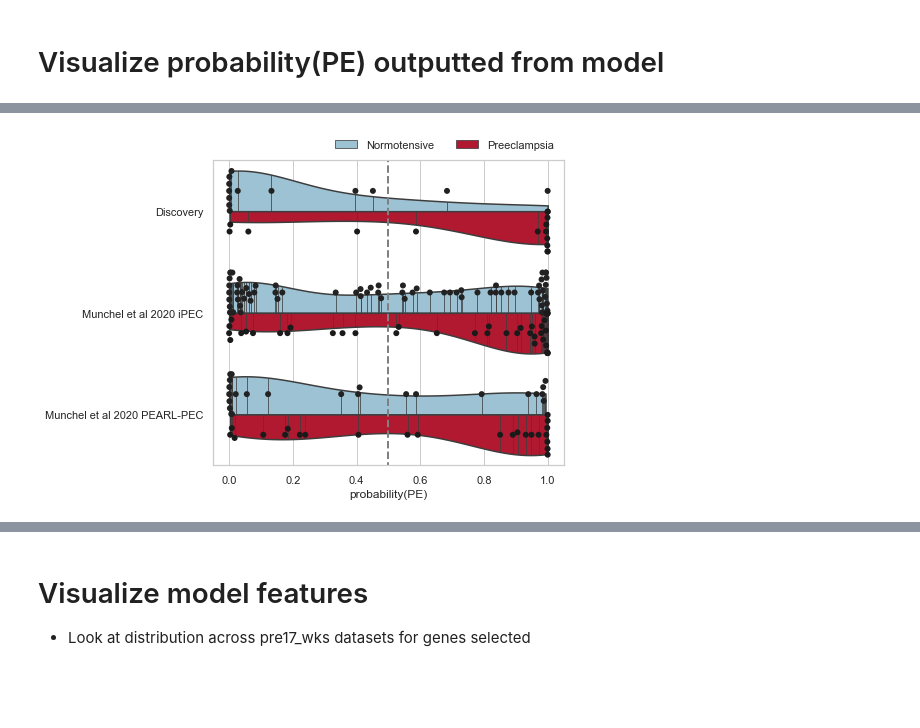
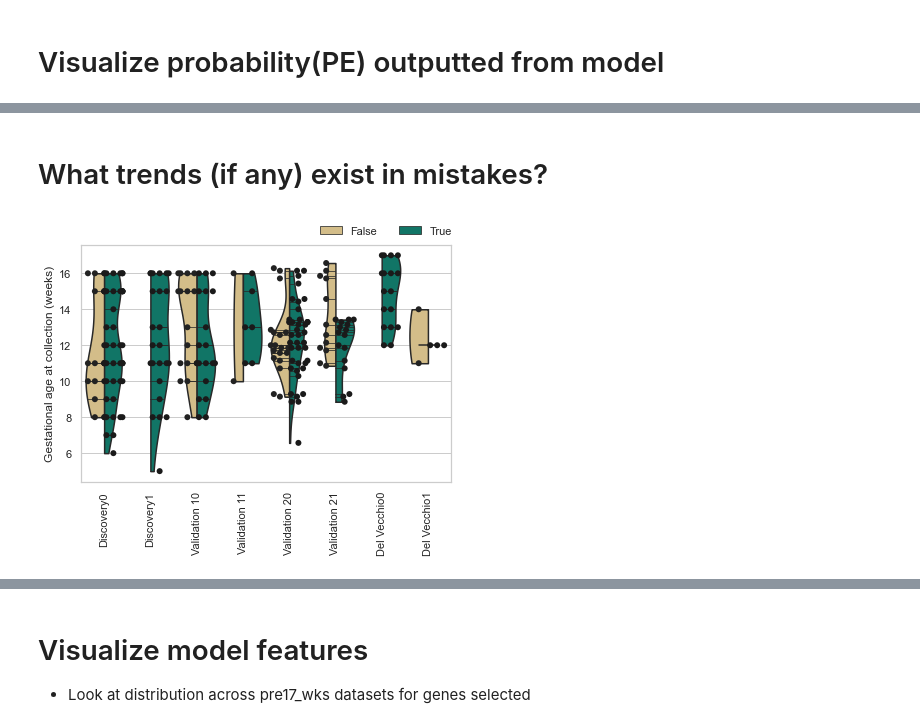
Before and after one commit to miramou/pe_cfrna, a Jupyter notebook: analysis/3.1_ML_Viz.ipynb, the cells around one changed output, grey strips where cells are left out. Drawn from its saved outputs; the diff is of its cells as text; code cells hidden in the pictures; blank space fills up the shorter version.

```diff
--- a/analysis/3.1_ML_Viz.ipynb
+++ b/analysis/3.1_ML_Viz.ipynb
@@ -118,11 +210,33 @@ save_figure_pdf(fig, 'out/ml/viz/' + 'probPE_pre17wks.pdf')
-# %%
-fig, ax = plot_violin_and_swarmplot(probPE_late_or_at_diagnosis_samples, x_name = 'prob_PE', y_name = 'dataset', hue_name = 'case', orient = 'h', violinplot_palette = cntrl_pe_palette,
-                                    x_label = 'probability(PE)', y_label = '', split = True, figsize = (7.5, 5),
-                                    include_vline = True, line_pos = 0.5, line_start = -4, line_end = 4)
-
-fig.tight_layout()
-handles, _ = ax.get_legend_handles_labels()
-ax.legend(handles, ['Normotensive', 'Preeclampsia'], ncol=2, frameon=0, bbox_to_anchor=(1.0, 1.1))
-save_figure_pdf(fig, 'out/ml/viz/' + 'probPE_late_or_at_diagnosis.pdf')
-# %% [output]
-[figure, removed]
+# %% [markdown]
+# What trends (if any) exist in mistakes?
+# %%
+cols_to_use = {'ga_at_collection' : 'Gestational age at collection (weeks)'}
+
+#Drop DV since don't have ind meta
+prob_w_meta = probPE_pre17wk_samples.join(pd.concat((train_all.meta.loc[:, cols_to_use.keys()],
+                                                     val_data.meta.loc[:, cols_to_use.keys()],
+                                                     gapps.meta.loc[:, cols_to_use.keys()],
+                                                    delvecchio_all.meta.loc[:, cols_to_use.keys()])), how = 'inner')
+
+prob_w_meta['dataset_case'] = prob_w_meta['dataset'] + prob_w_meta['case'].astype(str)
+prob_w_meta['dataset_case'] = pd.Categorical(prob_w_meta['dataset_case'], ordered = True, categories = ['Discovery0', 'Discovery1',
+                                                                                                        'Validation 10', 'Validation 11',
+                                                                                                        'Validation 20', 'Validation 21',
+                                                                                                       'Del Vecchio0', 'Del Vecchio1'])
+# %%
+for factor, y_label in cols_to_use.items():
+    to_use = prob_w_meta.loc[prob_w_meta.case == 1] if factor in ['pe_feature', 'pe_onset_ga_wk'] else prob_w_meta
+    fig, ax = plot_violin_and_swarmplot(df = to_use.dropna(subset = [factor]), x_name = 'dataset_case', y_name = factor, hue_name = 'correctly_predicted', orient = 'v', violinplot_palette = reversed(outlier_palette),
+                                           y_label = y_label, x_label = '', split = True, inner = 'sticks', figsize = (6, 5))
+
+    l = ax.get_xticklabels()
+    ax.set_xticklabels(l, rotation = 90)
+
+    h,l = ax.get_legend_handles_labels()
+    plt.legend(h[0:2], l[0:2], ncol = 2, frameon=0, bbox_to_anchor=(1.03, 1.12))
+    #ax.legend().remove()
+    fig.tight_layout()
+
+save_figure_pdf(fig, 'out/ml/viz/trends_in_errors.pdf')
+# %% [output]
+[figure, added]
```
Also changed, not shown: parts of 26 cells of this notebook, 8 other files.
